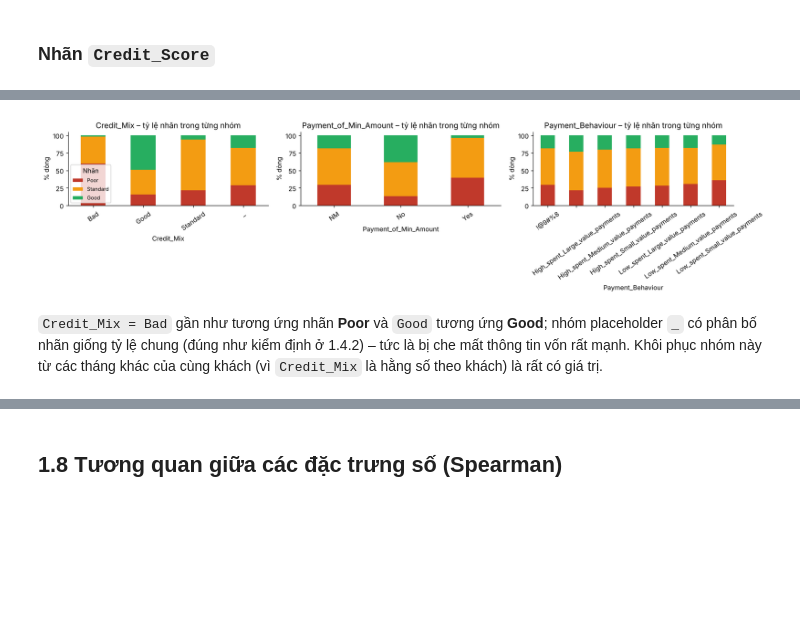
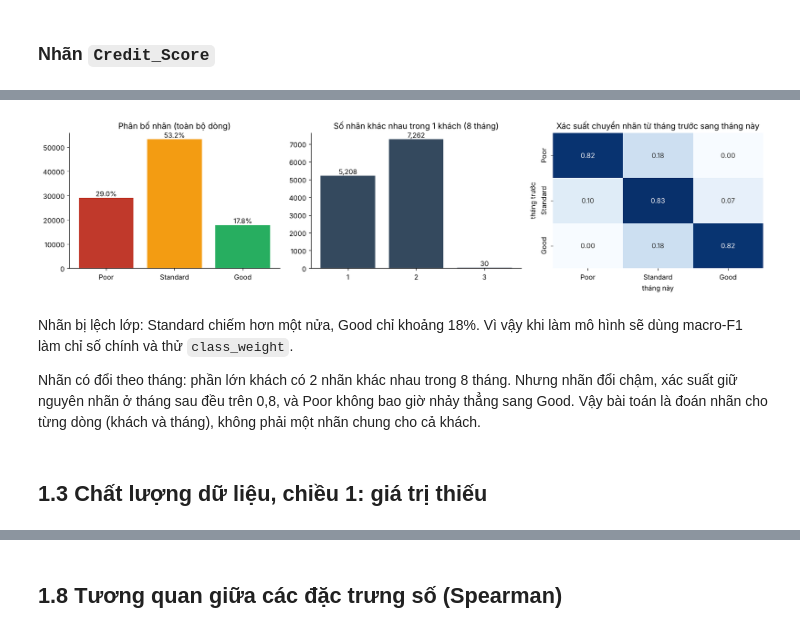
Before and after one commit to HaianhSp/credit-score-data-cleaning, a Jupyter notebook: notebooks/1_data_understanding_eda.ipynb, the cells around one changed output, grey strips where cells are left out. Drawn from its saved outputs; the diff is of its cells as text; code cells hidden in the pictures; blank space fills up the shorter version.

```diff
--- a/notebooks/1_data_understanding_eda.ipynb
+++ b/notebooks/1_data_understanding_eda.ipynb
@@ -537,8 +120,0 @@ nu
-# %%
-changed = {c: set(gg[c].nunique()[lambda s: s > 1].index) for c in ['Num_Bank_Accounts', 'Num_Credit_Card', 'Total_EMI_per_month', 'Monthly_Inhand_Salary']}
-print('Số khách có thay đổi:', {c: len(s) for c, s in changed.items()})
-print('Khách thay đổi CẢ Num_Bank_Accounts và Num_Credit_Card :', len(changed['Num_Bank_Accounts'] & changed['Num_Credit_Card']))
-print('Khách thay đổi CẢ Total_EMI_per_month và Monthly_Inhand_Salary:', len(changed['Total_EMI_per_month'] & changed['Monthly_Inhand_Salary']))
-ex = sorted(changed['Num_Bank_Accounts'])[:1] + sorted(changed['Monthly_Inhand_Salary'] - changed['Num_Bank_Accounts'])[:1]
-for i in ex:
-    print(f'\n{i}'); display(v3.loc[v3.Customer_ID == i, ['Month', 'Num_Bank_Accounts', 'Num_Credit_Card', 'Monthly_Inhand_Salary', 'Total_EMI_per_month']].T)
@@ -614,10 +120,0 @@ Dùng `v3` (đã bỏ placeholder và giá trị rác, **chưa điền thiếu**
-# %%
-FEATS = ['Outstanding_Debt', 'Interest_Rate', 'Delay_from_due_date', 'Num_of_Delayed_Payment', 'Num_Credit_Inquiries', 'Credit_Utilization_Ratio',
-         'Changed_Credit_Limit', 'Num_Bank_Accounts', 'Num_Credit_Card', 'Annual_Income', 'Monthly_Balance', 'Total_EMI_per_month']
-fig, ax = plt.subplots(3, 4, figsize=(17, 9))
-for a, c in zip(ax.ravel(), FEATS):
-    for k in ORDER:
-        s = v3.loc[v3.Credit_Score == k, c].dropna()
-        a.hist(s, bins=30, density=True, alpha=.45, color=PAL[k], label=k)
-    a.set_title(c, fontsize=10)
-ax[0, 0].legend(); plt.suptitle('Phân phối đặc trưng theo nhãn (giá trị hợp lệ, mật độ)', y=1.0); plt.tight_layout(); plt.show()
@@ -688,10 +121,35 @@ plt.tight_layout(); plt.show()
-# %%
-fig, ax = plt.subplots(1, 3, figsize=(16, 4))
-for a, c in zip(ax, ['Credit_Mix', 'Payment_of_Min_Amount', 'Payment_Behaviour']):
-    ct = pd.crosstab(df[c], df.Credit_Score, normalize='index')[ORDER] * 100
-    ct.plot(kind='bar', stacked=True, ax=a, color=[PAL[k] for k in ORDER], rot=35, legend=False); a.set_ylabel('% dòng'); a.set_title(c + ' – tỷ lệ nhãn trong từng nhóm')
-ax[0].legend(title='Nhãn', fontsize=8); plt.tight_layout(); plt.show()
-# %% [output]
-[figure, removed]
-# %% [markdown]
-`Credit_Mix = Bad` gần như tương ứng nhãn **Poor** và `Good` tương ứng **Good**; nhóm placeholder `_` có phân bố nhãn giống tỷ lệ chung (đúng như kiểm định ở 1.4.2) – tức là bị che mất thông tin vốn rất mạnh. Khôi phục nhóm này từ các tháng khác của cùng khách (vì `Credit_Mix` là hằng số theo khách) là rất có giá trị.
+# %%
+fig, ax = plt.subplots(1, 3, figsize=(15, 3.8))
+
+# Phân bố nhãn
+counts = df.Credit_Score.value_counts().reindex(LABELS)
+ax[0].bar(counts.index, counts.values, color=[COLORS[k] for k in counts.index])
+ax[0].set_title('Phân bố nhãn (toàn bộ dòng)')
+for i, v in enumerate(counts.values):
+    ax[0].text(i, v, f'{v / len(df):.1%}', ha='center', va='bottom')
+
+# Mỗi khách có mấy nhãn khác nhau trong 8 tháng
+labels_per_customer = by_customer.Credit_Score.nunique().value_counts().sort_index()
+ax[1].bar(labels_per_customer.index.astype(str), labels_per_customer.values, color='#34495e')
+ax[1].set_title('Số nhãn khác nhau trong 1 khách (8 tháng)')
+for i, v in enumerate(labels_per_customer.values):
+    ax[1].text(i, v, f'{v:,}', ha='center', va='bottom')
+
+# Xác suất chuyển nhãn từ tháng trước sang tháng này
+previous = by_customer.Credit_Score.shift(1)
+transition = pd.crosstab(previous, df.Credit_Score, normalize='index').reindex(index=LABELS, columns=LABELS)
+sns.heatmap(transition, annot=True, fmt='.2f', cmap='Blues', ax=ax[2], cbar=False)
+ax[2].set_title('Xác suất chuyển nhãn từ tháng trước sang tháng này')
+ax[2].set_xlabel('tháng này')
+ax[2].set_ylabel('tháng trước')
+
+plt.tight_layout()
+plt.show()
+# %% [output]
+[figure, added]
+# %% [markdown]
+Nhãn bị lệch lớp: Standard chiếm hơn một nửa, Good chỉ khoảng 18%. Vì vậy khi làm mô hình sẽ dùng macro-F1 làm chỉ số chính và thử `class_weight`.
+
+Nhãn có đổi theo tháng: phần lớn khách có 2 nhãn khác nhau trong 8 tháng. Nhưng nhãn đổi chậm, xác suất giữ nguyên nhãn ở tháng sau đều trên 0,8, và Poor không bao giờ nhảy thẳng sang Good. Vậy bài toán là đoán nhãn cho từng dòng (khách và tháng), không phải một nhãn chung cho cả khách.
+# %% [markdown]
+## 1.3 Chất lượng dữ liệu, chiều 1: giá trị thiếu
```
Also changed, not shown: parts of 119 cells of this notebook, 18 other files.
